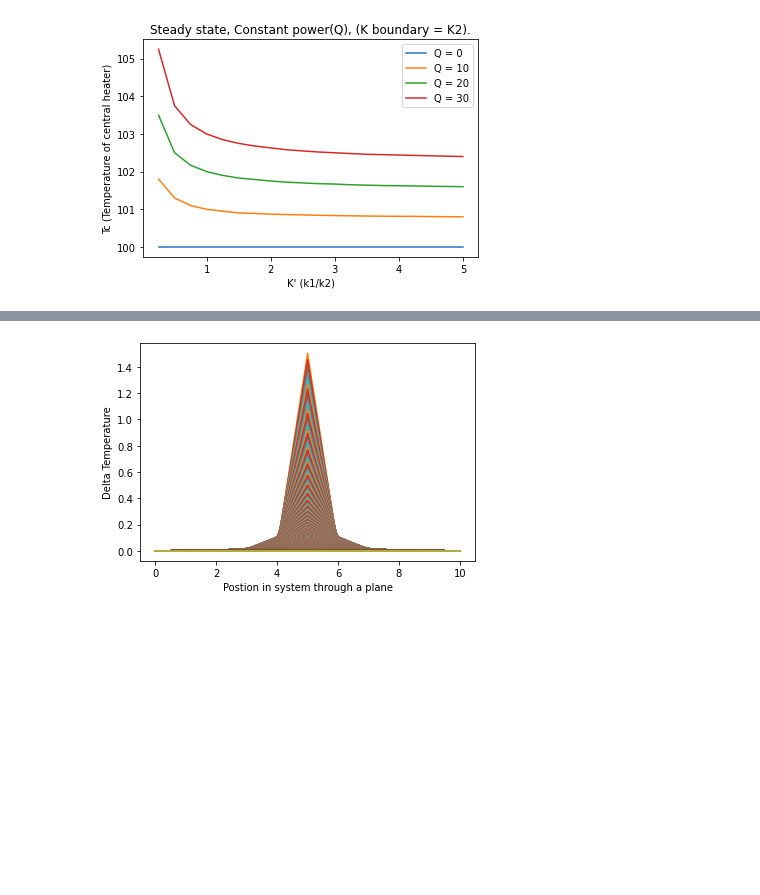
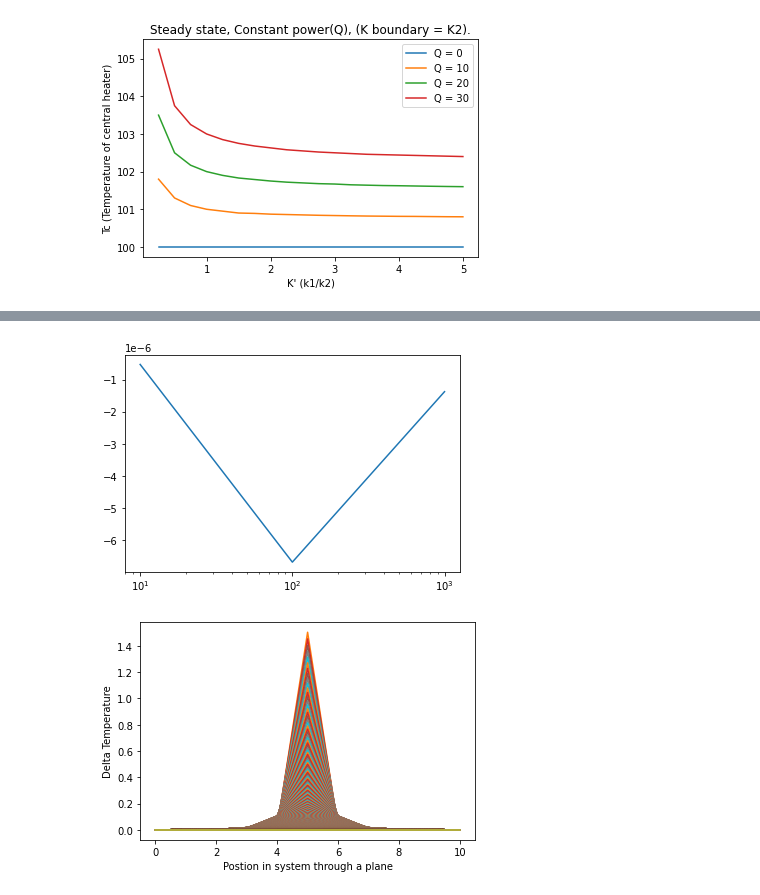
Before and after one commit to ExeQuantCode/HeatFlow, a Jupyter notebook: Plotting.ipynb, the cells around one changed output, grey strips where cells are left out. Saved outputs shown, nothing was run; the diff lists cells and outputs as text; code cells hidden in the pictures; blank space fills up the shorter version.

```diff
--- a/Plotting.ipynb
+++ b/Plotting.ipynb
@@ -184,3 +307,14 @@ plt.show()
+# %%
+Tcatav1 = [305.3009211403569, 304.79282948764836, 304.6707812489652]
+Tcatav2 = [305.30092166362147, 304.7928361748815, 304.67078262109493]
+DT = []
+f = [10, 100, 1_000]
+for i in range(0,3):
+    DT.append(Tcatav1[i] - Tcatav2[i])
+plt.plot(f, DT)
+plt.xscale('log')
+# %% [output]
+[figure, added]
 # %%
 import matplotlib.pyplot as plt
 import numpy as np
```
Also changed, not shown: parts of 9 cells of this notebook, 13 other files.
